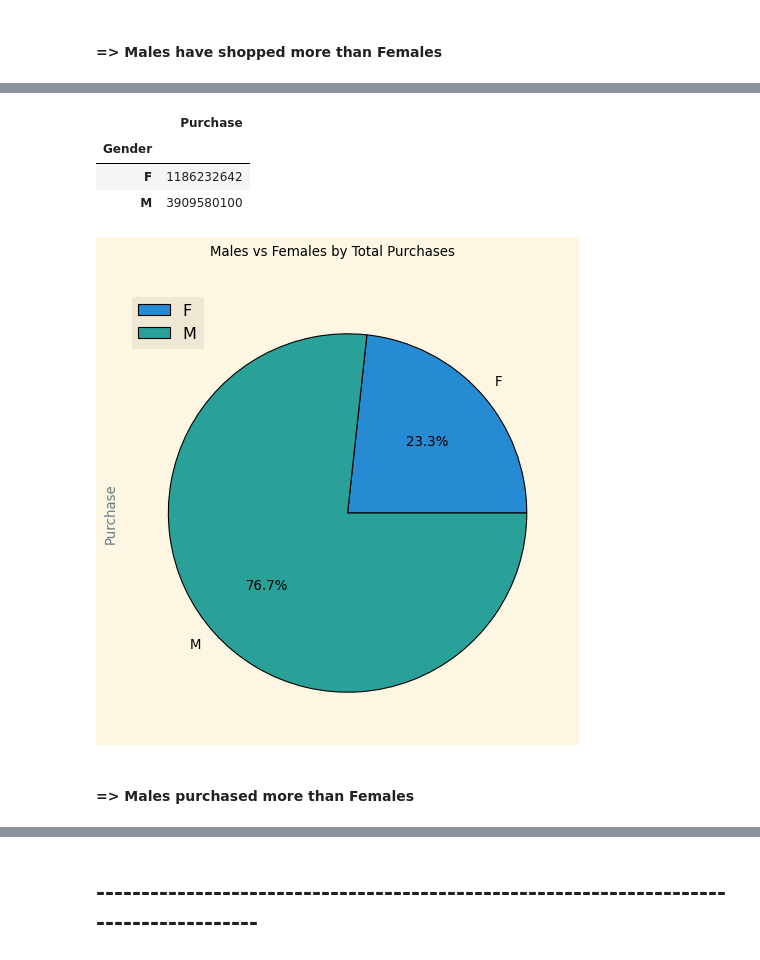
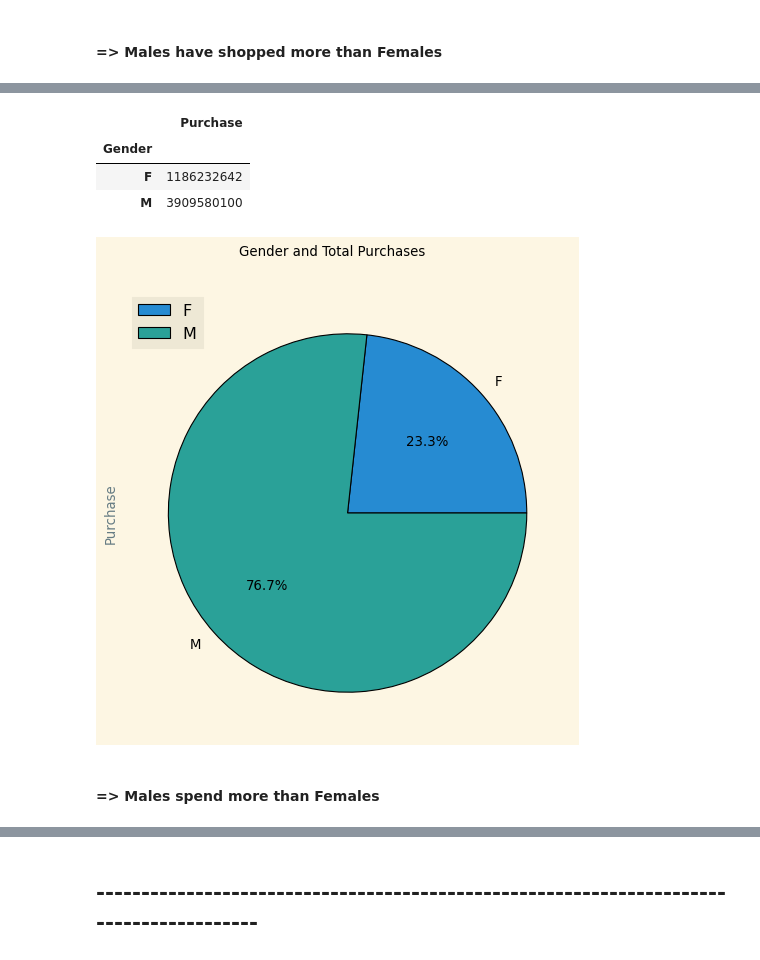
Before and after one commit to wackypiyush/PortfolioProjects, a Jupyter notebook: Black_Friday_Sale/Black_Friday.ipynb, the cells around one changed output, grey strips where cells are left out. Drawn from its saved outputs; the diff is of its cells as text; code cells hidden in the pictures.

```diff
--- a/Black_Friday_Sale/Black_Friday.ipynb
+++ b/Black_Friday_Sale/Black_Friday.ipynb
@@ -174,17 +214,17 @@ Name: Gender, dtype: int64
 # %%
 # Total Purchase by each gender
 # Pie chart on Total Purchase by different genders
 
 Gen_pur=sale.groupby(["Gender"])[["Purchase"]].sum().sort_values("Purchase")
 display(Gen_pur)
 
-Gen_pur.plot(kind='pie',autopct='%1.1f%%',subplots=True,figsize=(15,7),title='Males vs Females by Total Purchases')
+Gen_pur.plot(kind='pie',autopct='%1.1f%%',subplots=True,figsize=(15,7),title='Gender and Total Purchases')
 plt.show()
 # %% [output]
 |  | Purchase |
 | Gender |  |
 | F | 1186232642 |
 | M | 3909580100 |
-[figure, old version]
+[figure, new version]
 # %% [markdown]
-#### => Males purchased more than Females
+#### => Males spend more than Females
```
Also changed, not shown: parts of 54 cells of this notebook.
